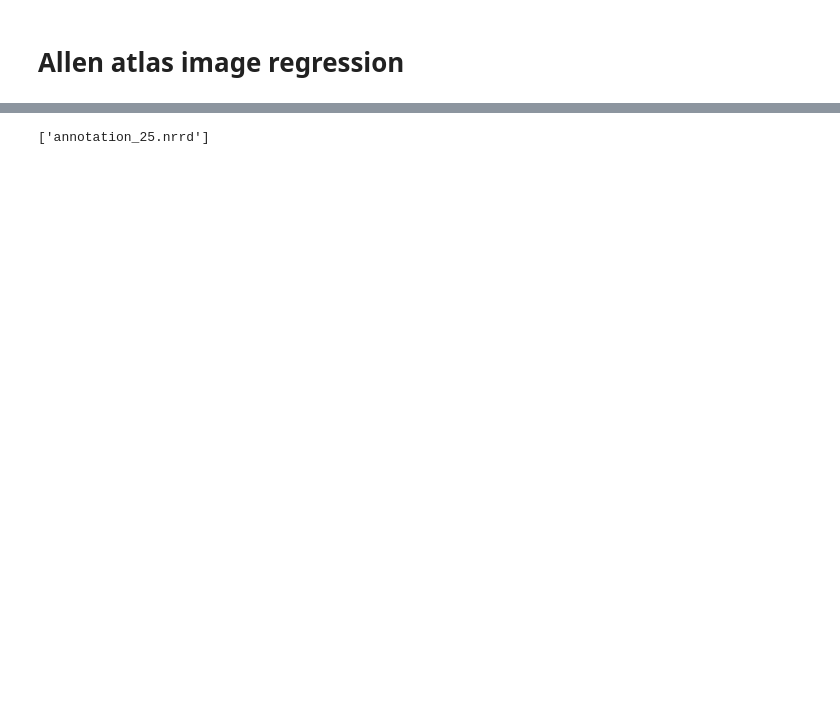
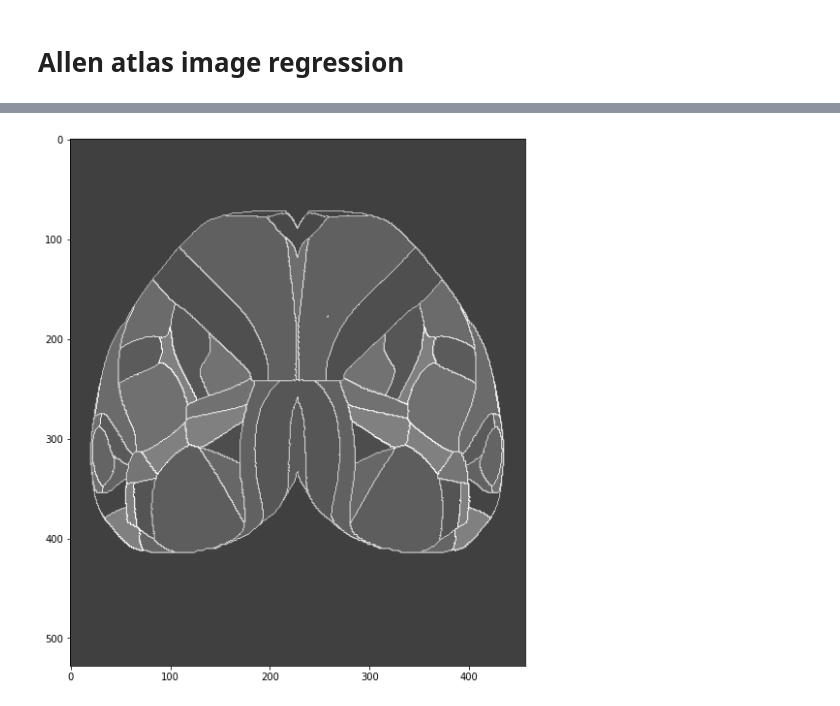
Before and after one commit to vincentpiano123/Atlas, a Jupyter notebook: Jupyter_T&E.ipynb, the cells around one changed output, grey strips where cells are left out. Saved outputs shown, nothing was run; the diff lists cells and outputs as text; code cells hidden in the pictures; blank space fills up the shorter version.

```diff
--- a/Jupyter_T&E.ipynb
+++ b/Jupyter_T&E.ipynb
@@ -16,12 +29,7 @@ import ants
 # %%
-rsp, tree = open_AllenSDK()
-isocortex_map, id_name_dict, bregma = map_generator(rsp, tree, structure='Isocortex')
-
-#sma_mask = create_mask(isocortex_map, 656)
-#contour = create_contour(isocortex_map)
-#fig, ax = plt.subplots(figsize=(10, 10))
-#plt.imshow(isocortex_map,vmax=1300, cmap='gray', alpha=0.5)
-#plt.imshow(contour, cmap='binary_r')
-#plt.show()
+fig, ax = plt.subplots(figsize=(10, 10))
+plt.imshow(isocortex_map,vmax=1300, cmap='gray', alpha=0.5)
+plt.imshow(contour, cmap='binary_r', alpha=0.5)
+plt.show()
 # %% [output]
-['annotation_25.nrrd']
+[figure, added]
```
Also changed, not shown: parts of 27 cells of this notebook, 25 other files.
